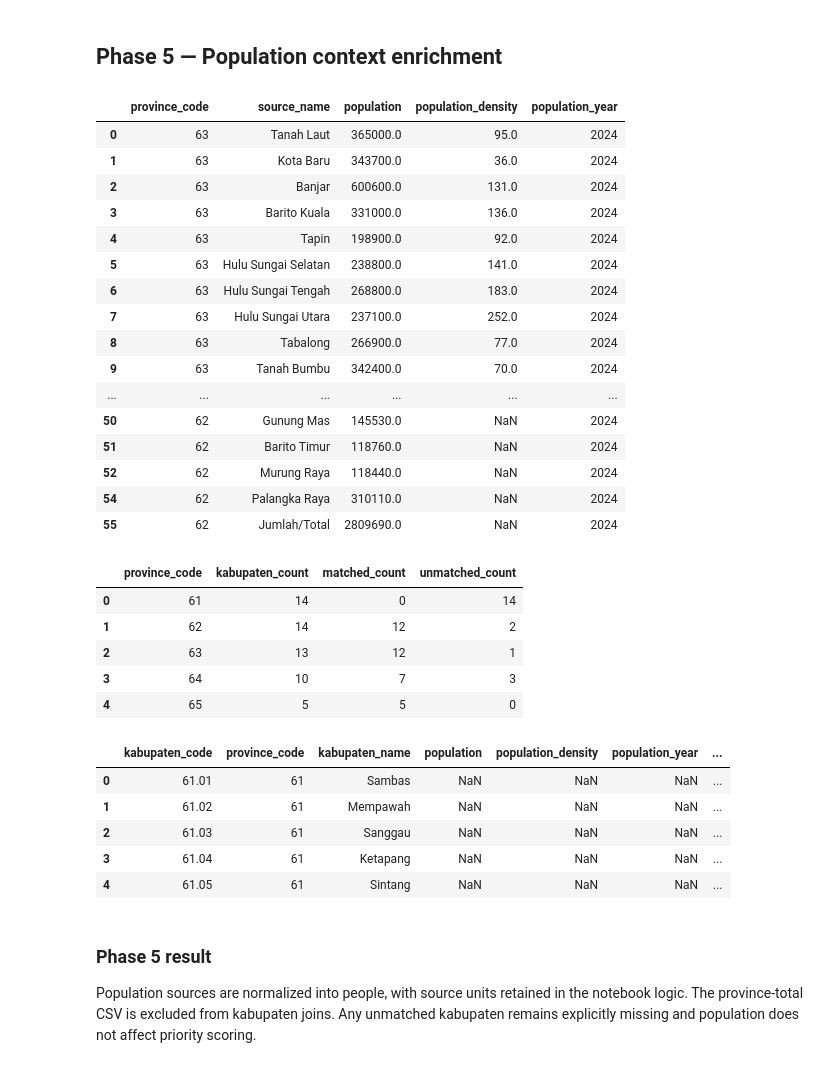
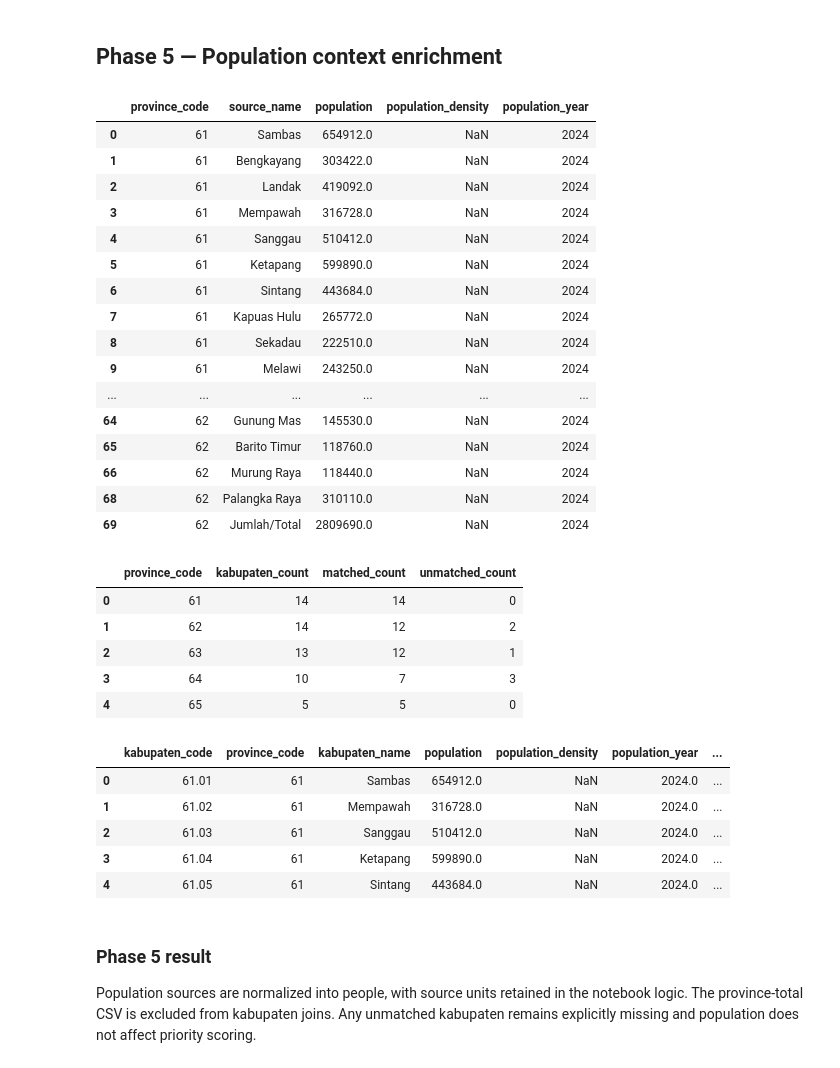
Before and after one commit to marimoria/Fireline, a Jupyter notebook: notebooks/07_FIRELINE_Kabupaten_Drilldown.ipynb, the cells around one changed output. Cells and saved outputs as stored; diff of their text form; code cells hidden in the pictures.

Commit message:
add_kalimantan_barat_population_source

```diff
--- a/notebooks/07_FIRELINE_Kabupaten_Drilldown.ipynb
+++ b/notebooks/07_FIRELINE_Kabupaten_Drilldown.ipynb
@@ -347,6 +347,18 @@ def clean_admin_name(value):
     return ADMIN_NAME_ALIASES.get(value, value)
 
 population_parts = []
+
+# Kalimantan Barat uses a generic filename but contains kabupaten/kota rows.
+kalbar_path = next(p for p in ADDITIONS.glob('*.csv') if p.name.startswith('Jumlah Penduduk Menurut') and 'Provinsi' not in p.name)
+kalbar_raw = pd.read_csv(kalbar_path, header=None, encoding='utf-8-sig')
+kalbar = kalbar_raw.iloc[3:, :2].copy()
+kalbar.columns = ['source_name', 'population']
+kalbar['province_code'] = '61'
+kalbar['population_density'] = pd.NA
+kalbar['population_year'] = 2024
+kalbar['population_thousand'] = pd.to_numeric(kalbar['population'], errors='coerce') / 1000
+kalbar = kalbar.loc[kalbar.source_name.ne('Kalimantan Barat')].copy()
+population_parts.append(kalbar[['province_code', 'source_name', 'population_thousand', 'population_density', 'population_year']])
 
 # Kalimantan Selatan and Kalimantan Utara use the same six-column CSV layout.
 for path, province_code in [(next(ADDITIONS.glob('*Kalimantan Selatan*.csv')), '63'), (next(ADDITIONS.glob('*Kalimantan Utara*.csv')), '65')]:
@@ -358,49 +370,49 @@ for path, province_code in [(next(ADDITIONS.glob('*Kalimantan Selatan*.csv')), '
 
 # Kalimantan Timur has a two-row title/header layout and population in thousands.
 kaltim_path = next(ADDITIONS.glob('*Kalimantan Timur*.csv'))
 kaltim_raw = pd.read_csv(kaltim_path, header=None, encoding='utf-8-sig')
 kaltim = kaltim_raw.iloc[3:, :2].copy()
 kaltim.columns = ['source_name', 'population_thousand']
 kaltim['province_code'] = '64'
 kaltim['population_density'] = pd.NA
 kaltim['population_year'] = 2024
 population_parts.append(kaltim[['province_code', 'source_name', 'population_thousand', 'population_density', 'population_year']])
 
 # Kalimantan Tengah has a three-row title/header layout; use the 2024 column.
 kalteng_path = next(ADDITIONS.glob('*kalimantan-tengah*.xlsx'))
 kalteng_raw = pd.read_excel(kalteng_path, header=None)
 kalteng = kalteng_raw.iloc[5:, [1, 3]].copy()
 kalteng.columns = ['source_name', 'population_thousand']
 kalteng['province_code'] = '62'
 kalteng['population_density'] = pd.NA
 kalteng['population_year'] = 2024
 population_parts.append(kalteng[['province_code', 'source_name', 'population_thousand', 'population_density', 'population_year']])
 
 population_raw = pd.concat(population_parts, ignore_index=True)
 population_raw['source_name'] = population_raw['source_name'].astype(str).str.strip()
 population_raw['population_thousand'] = pd.to_numeric(population_raw['population_thousand'], errors='coerce')
 population_raw['population'] = population_raw['population_thousand'] * 1000
 population_raw['population_name_key'] = population_raw['source_name'].map(clean_admin_name)
 population_raw = population_raw.loc[population_raw.population.notna() & population_raw.population_name_key.ne('nan')].copy()
 population_raw[['province_code', 'source_name', 'population', 'population_density', 'population_year']]
 # %% [output]
 |  | province_code | source_name | population | population_density | population_year |
-| 0 | 63 | Tanah Laut | 365000.0 | 95.0 | 2024 |
-| 1 | 63 | Kota Baru | 343700.0 | 36.0 | 2024 |
-| 2 | 63 | Banjar | 600600.0 | 131.0 | 2024 |
-| 3 | 63 | Barito Kuala | 331000.0 | 136.0 | 2024 |
-| 4 | 63 | Tapin | 198900.0 | 92.0 | 2024 |
-| 5 | 63 | Hulu Sungai Selatan | 238800.0 | 141.0 | 2024 |
-| 6 | 63 | Hulu Sungai Tengah | 268800.0 | 183.0 | 2024 |
-| 7 | 63 | Hulu Sungai Utara | 237100.0 | 252.0 | 2024 |
-| 8 | 63 | Tabalong | 266900.0 | 77.0 | 2024 |
-| 9 | 63 | Tanah Bumbu | 342400.0 | 70.0 | 2024 |
+| 0 | 61 | Sambas | 654912.0 | NaN | 2024 |
+| 1 | 61 | Bengkayang | 303422.0 | NaN | 2024 |
+| 2 | 61 | Landak | 419092.0 | NaN | 2024 |
+| 3 | 61 | Mempawah | 316728.0 | NaN | 2024 |
+| 4 | 61 | Sanggau | 510412.0 | NaN | 2024 |
+| 5 | 61 | Ketapang | 599890.0 | NaN | 2024 |
+| 6 | 61 | Sintang | 443684.0 | NaN | 2024 |
+| 7 | 61 | Kapuas Hulu | 265772.0 | NaN | 2024 |
+| 8 | 61 | Sekadau | 222510.0 | NaN | 2024 |
+| 9 | 61 | Melawi | 243250.0 | NaN | 2024 |
 | ... | ... | ... | ... | ... | ... |
-| 50 | 62 | Gunung Mas | 145530.0 | NaN | 2024 |
-| 51 | 62 | Barito Timur | 118760.0 | NaN | 2024 |
-| 52 | 62 | Murung Raya | 118440.0 | NaN | 2024 |
-| 54 | 62 | Palangka Raya | 310110.0 | NaN | 2024 |
-| 55 | 62 | Jumlah/Total | 2809690.0 | NaN | 2024 |
+| 64 | 62 | Gunung Mas | 145530.0 | NaN | 2024 |
+| 65 | 62 | Barito Timur | 118760.0 | NaN | 2024 |
+| 66 | 62 | Murung Raya | 118440.0 | NaN | 2024 |
+| 68 | 62 | Palangka Raya | 310110.0 | NaN | 2024 |
+| 69 | 62 | Jumlah/Total | 2809690.0 | NaN | 2024 |
 # %%
 admin_lookup['population_name_key'] = admin_lookup['kabupaten_name'].map(clean_admin_name)
 population_join = admin_lookup.merge(population_raw, on=['province_code', 'population_name_key'], how='left', indicator=True)
@@ -411,7 +423,7 @@ population_coverage = (population_join.groupby('province_code', as_index=False)
 population_coverage
 # %% [output]
 |  | province_code | kabupaten_count | matched_count | unmatched_count |
-| 0 | 61 | 14 | 0 | 14 |
+| 0 | 61 | 14 | 14 | 0 |
 | 1 | 62 | 14 | 12 | 2 |
 | 2 | 63 | 13 | 12 | 1 |
 | 3 | 64 | 10 | 7 | 3 |
@@ -424,11 +436,11 @@ population_join[['kabupaten_code', 'province_code', 'kabupaten_name', 'populatio
 population_join[['kabupaten_code', 'province_code', 'kabupaten_name', 'population', 'population_density', 'population_year', '_merge']].head()
 # %% [output]
 |  | kabupaten_code | province_code | kabupaten_name | population | population_density | population_year | ... |
-| 0 | 61.01 | 61 | Sambas | NaN | NaN | NaN | ... |
-| 1 | 61.02 | 61 | Mempawah | NaN | NaN | NaN | ... |
-| 2 | 61.03 | 61 | Sanggau | NaN | NaN | NaN | ... |
-| 3 | 61.04 | 61 | Ketapang | NaN | NaN | NaN | ... |
-| 4 | 61.05 | 61 | Sintang | NaN | NaN | NaN | ... |
+| 0 | 61.01 | 61 | Sambas | 654912.0 | NaN | 2024.0 | ... |
+| 1 | 61.02 | 61 | Mempawah | 316728.0 | NaN | 2024.0 | ... |
+| 2 | 61.03 | 61 | Sanggau | 510412.0 | NaN | 2024.0 | ... |
+| 3 | 61.04 | 61 | Ketapang | 599890.0 | NaN | 2024.0 | ... |
+| 4 | 61.05 | 61 | Sintang | 443684.0 | NaN | 2024.0 | ... |
 # %% [markdown]
 ### Phase 5 result
 
```
Also changed, not shown: 1 other file.
